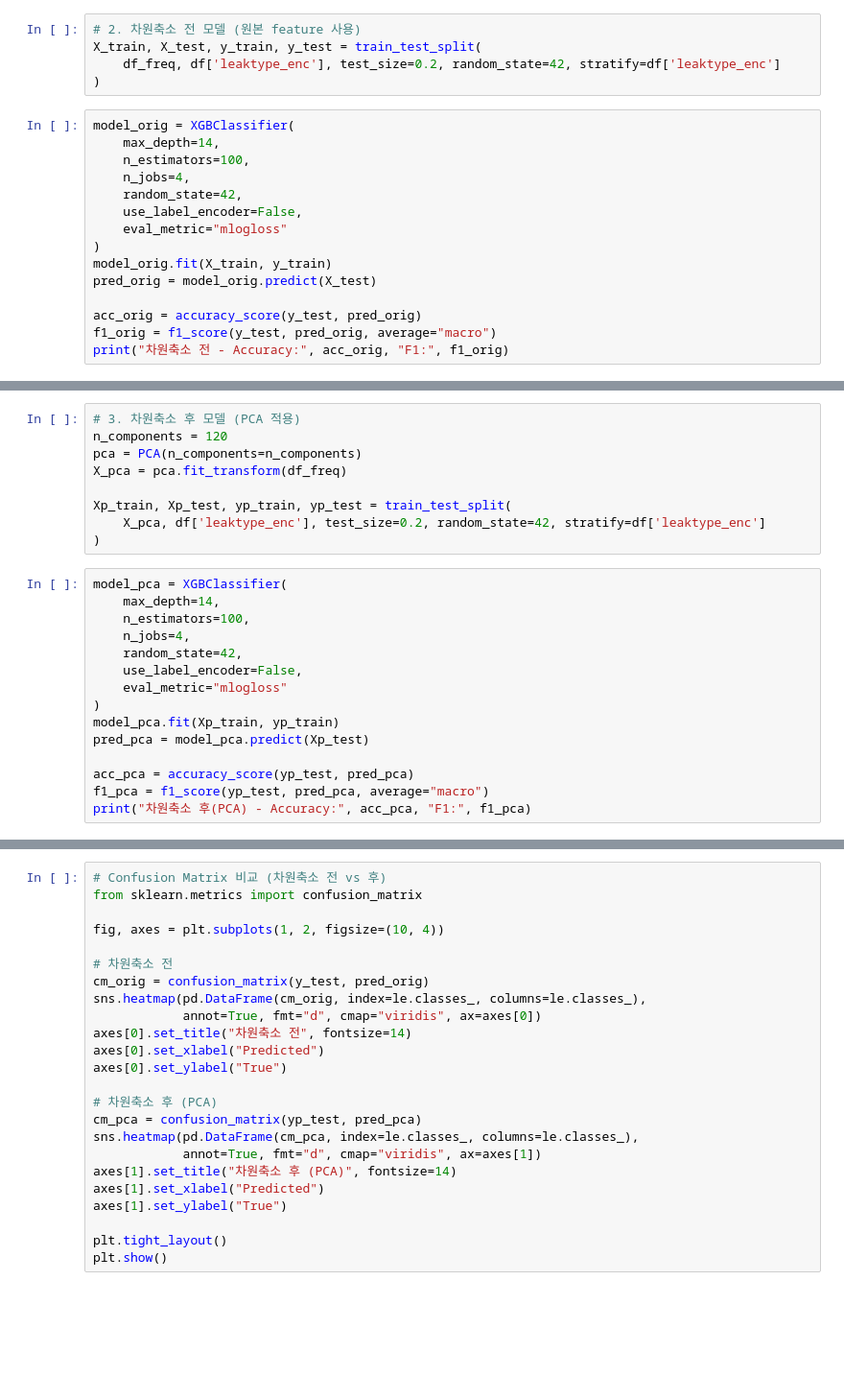
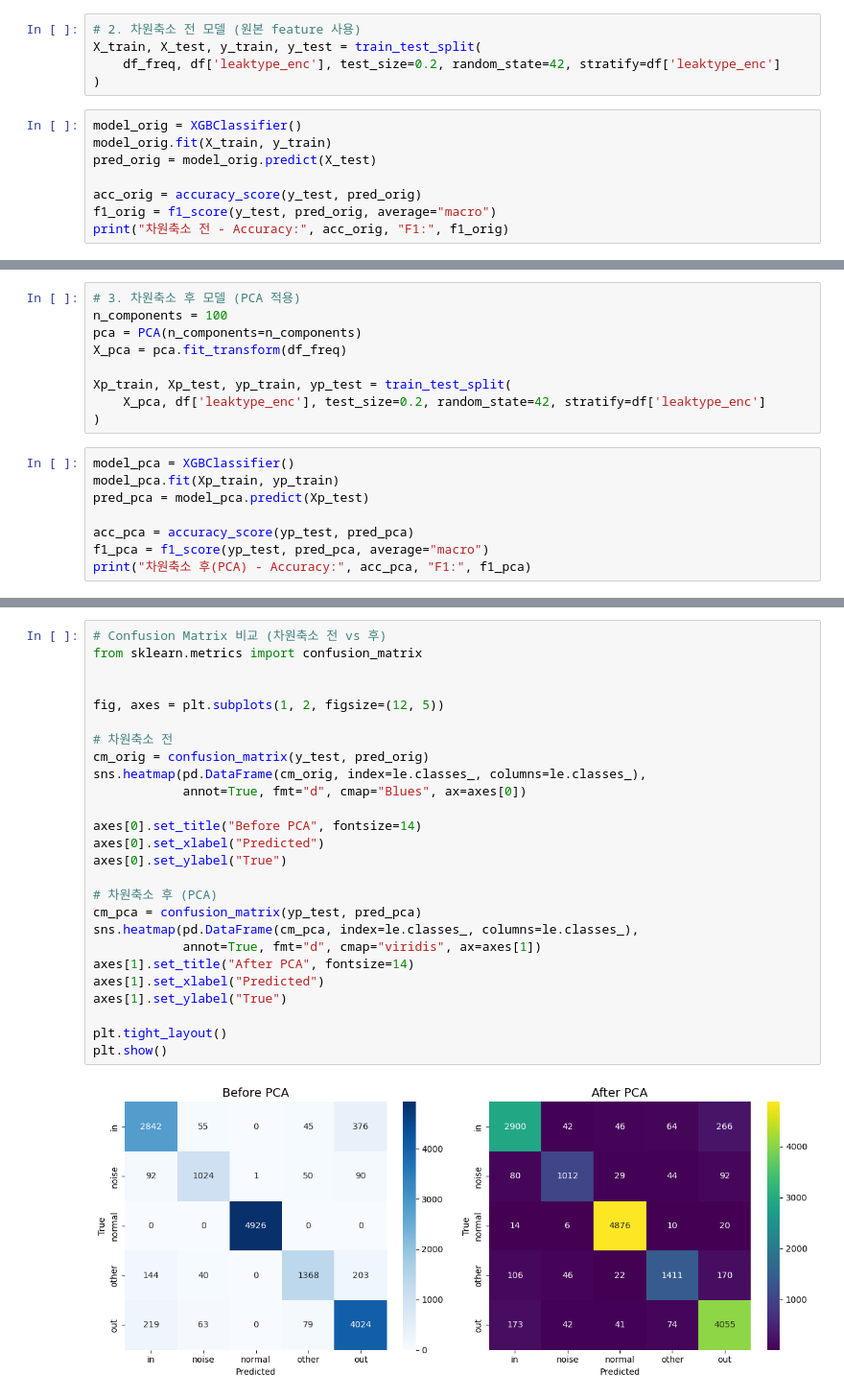
Before and after one commit to rlaalstn1504/part-1, a Jupyter notebook: 1-12_차원축소.ipynb, the cells around one changed output, grey strips where cells are left out. Shown at 96% size. Saved outputs shown, nothing was run; the diff lists cells and outputs as text; blank space fills up the shorter version.

```diff
--- a/1-12_차원축소.ipynb
+++ b/1-12_차원축소.ipynb
@@ -742,14 +787,7 @@ X_train, X_test, y_train, y_test = train_test_split(
     df_freq, df['leaktype_enc'], test_size=0.2, random_state=42, stratify=df['leaktype_enc']
 )
 # %%
-model_orig = XGBClassifier(
-    max_depth=14,
-    n_estimators=100,
-    n_jobs=4,
-    random_state=42,
-    use_label_encoder=False,
-    eval_metric="mlogloss"
-)
+model_orig = XGBClassifier()
 model_orig.fit(X_train, y_train)
 pred_orig = model_orig.predict(X_test)
 
@@ -759,6 +799,6 @@ print("차원축소 전 - Accuracy:", acc_orig, "F1:", f1_orig)
 # %%
 # 3. 차원축소 후 모델 (PCA 적용)
-n_components = 120
+n_components = 100
 pca = PCA(n_components=n_components)
 X_pca = pca.fit_transform(df_freq)
 
@@ -766,14 +806,7 @@ Xp_train, Xp_test, yp_train, yp_test = train_test_split(
     X_pca, df['leaktype_enc'], test_size=0.2, random_state=42, stratify=df['leaktype_enc']
 )
 # %%
-model_pca = XGBClassifier(
-    max_depth=14,
-    n_estimators=100,
-    n_jobs=4,
-    random_state=42,
-    use_label_encoder=False,
-    eval_metric="mlogloss"
-)
+model_pca = XGBClassifier()
 model_pca.fit(Xp_train, yp_train)
 pred_pca = model_pca.predict(Xp_test)
 
@@ -783,24 +818,28 @@ print("차원축소 후(PCA) - Accuracy:", acc_pca, "F1:", f1_pca)
 # %%
 # Confusion Matrix 비교 (차원축소 전 vs 후)
 from sklearn.metrics import confusion_matrix
 
-fig, axes = plt.subplots(1, 2, figsize=(10, 4))
+
+fig, axes = plt.subplots(1, 2, figsize=(12, 5))
 
 # 차원축소 전
 cm_orig = confusion_matrix(y_test, pred_orig)
 sns.heatmap(pd.DataFrame(cm_orig, index=le.classes_, columns=le.classes_),
-            annot=True, fmt="d", cmap="viridis", ax=axes[0])
-axes[0].set_title("차원축소 전", fontsize=14)
+            annot=True, fmt="d", cmap="Blues", ax=axes[0])
+
+axes[0].set_title("Before PCA", fontsize=14)
 axes[0].set_xlabel("Predicted")
 axes[0].set_ylabel("True")
 
 # 차원축소 후 (PCA)
 cm_pca = confusion_matrix(yp_test, pred_pca)
 sns.heatmap(pd.DataFrame(cm_pca, index=le.classes_, columns=le.classes_),
             annot=True, fmt="d", cmap="viridis", ax=axes[1])
-axes[1].set_title("차원축소 후 (PCA)", fontsize=14)
+axes[1].set_title("After PCA", fontsize=14)
 axes[1].set_xlabel("Predicted")
 axes[1].set_ylabel("True")
 
 plt.tight_layout()
 plt.show()
+# %% [output]
+[figure, added]
```
Also changed, not shown: parts of 15 cells of this notebook, 8 other files.
